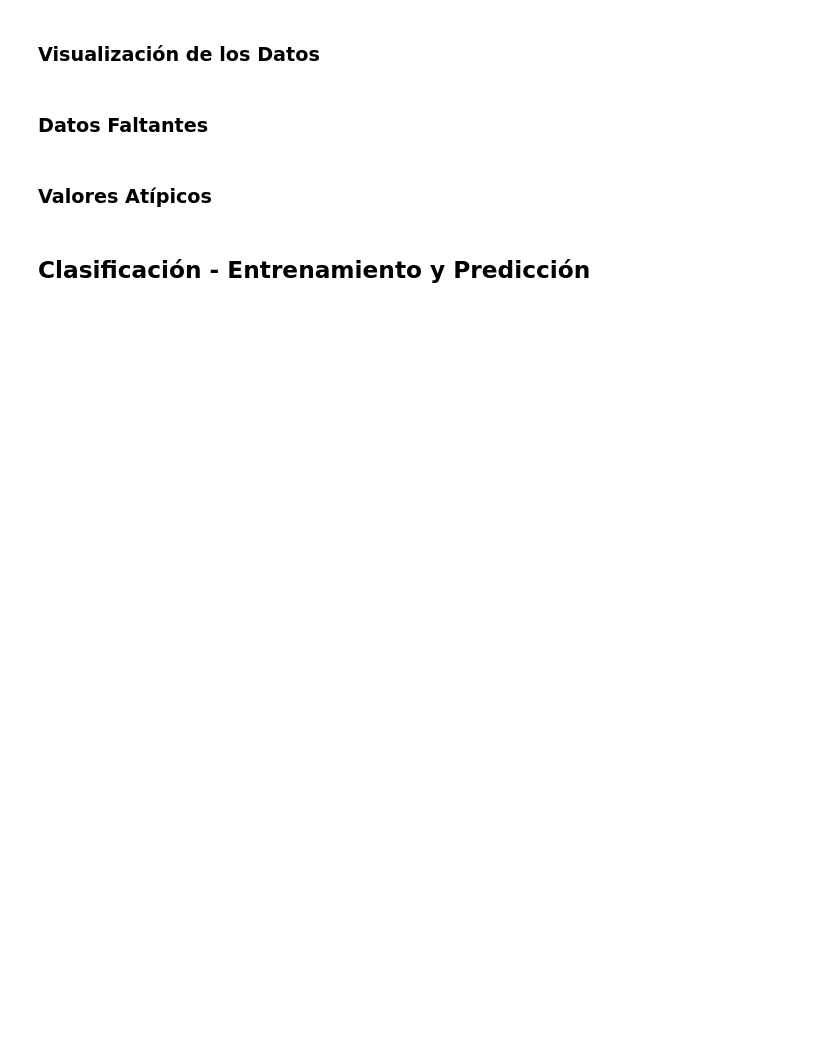
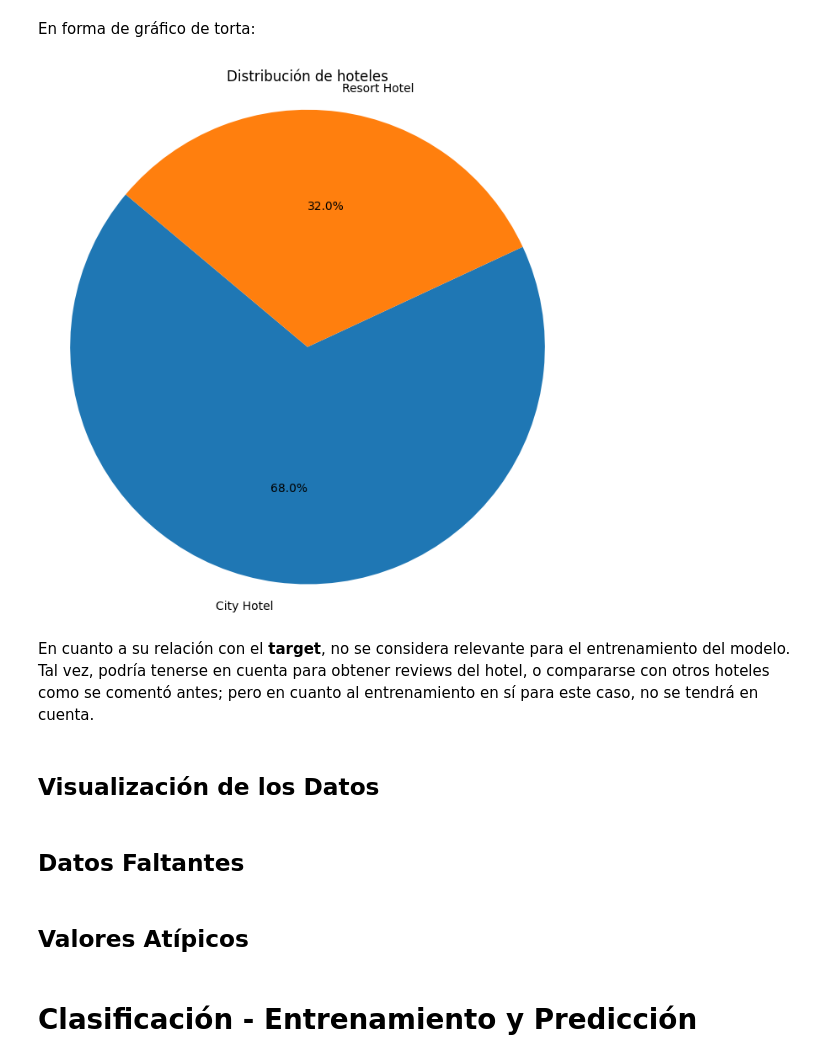
Before and after one commit to InspectorDave/OrgaDeDatos-TPs, a Jupyter notebook: 7506R_TP1_GRUPO11_CHP1_ENTREGA.ipynb, the cells around one changed output. Saved outputs shown, nothing was run; the diff lists cells and outputs as text; code cells hidden in the pictures; blank space fills up the shorter version.

Commit message:
exploración inicial parámetro "hotel" + pequeño fix en los tamaños de los títulos

```diff
--- a/7506R_TP1_GRUPO11_CHP1_ENTREGA.ipynb
+++ b/7506R_TP1_GRUPO11_CHP1_ENTREGA.ipynb
@@ -24,0 +37,3 @@ También, a partir de un conjunto de datos de reservas de hotel, proveídos por
+# %%
+hotels_train_url = 'hotels_train.csv'
+hotels_df = pd.read_csv(hotels_train_url)
@@ -24,0 +82,17 @@ También, a partir de un conjunto de datos de reservas de hotel, proveídos por
+# %%
+# Cantidad de veces que aparecen los valores
+hotel_counts = hotels_df['hotel'].value_counts()
+
+# Porcentaje de veces que aparecen los valores
+hotel_percentage = hotels_df['hotel'].value_counts(normalize=True)
+
+# Cantidad de valores nulos en dicha columna
+hotel_nulls = hotels_df['hotel'].isnull().sum()
+
+print("La cantidad de veces que aparecen los hoteles son: ")
+print(hotel_counts)
+print()
+print("Los porcentajes de aparición del nombre de los hoteles con respecto al total son: ")
+print(hotel_percentage)
+print()
+print("La columna contiene un total de", hotel_nulls, "valores nulos ")
@@ -25,8 +128,20 @@ También, a partir de un conjunto de datos de reservas de hotel, proveídos por
+# %% [markdown]
+En forma de gráfico de torta:
+# %%
+plt.figure(figsize=(8, 8))
+plt.pie(hotel_counts, labels=hotel_counts.index, autopct='%1.1f%%', startangle=140)
+plt.axis('equal')
+plt.title('Distribución de hoteles')
+plt.show()
+# %% [output]
+[figure, added]
+# %% [markdown]
+En cuanto a su relación con el **target**, no se considera relevante para el entrenamiento del modelo. Tal vez, podría tenerse en cuenta para obtener reviews del hotel, o compararse con otros hoteles como se comentó antes; pero en cuanto al entrenamiento en sí para este caso, no se tendrá en cuenta.
 # %% [markdown]
-### Visualización de los Datos
+## Visualización de los Datos
 # %% [markdown]
-### Datos Faltantes
+## Datos Faltantes
 # %% [markdown]
-### Valores Atípicos
+## Valores Atípicos
 # %% [markdown]
-## Clasificación - Entrenamiento y Predicción
+# Clasificación - Entrenamiento y Predicción
```
Also changed, not shown: parts of 23 cells of this notebook.
